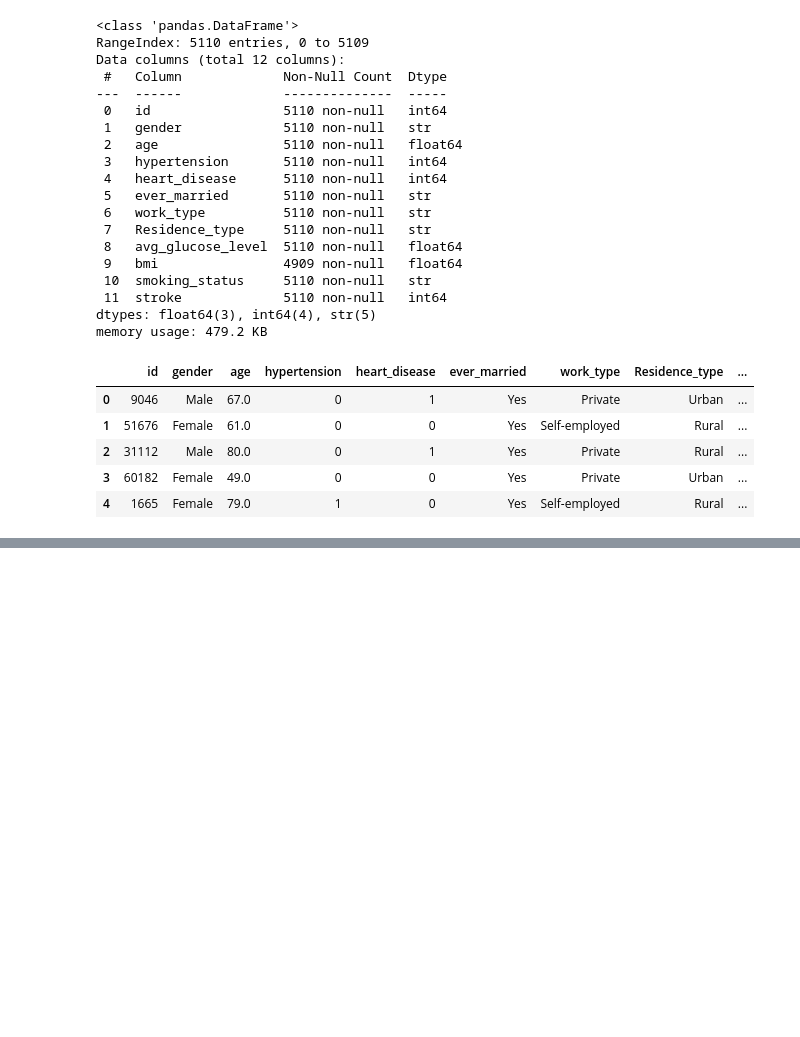
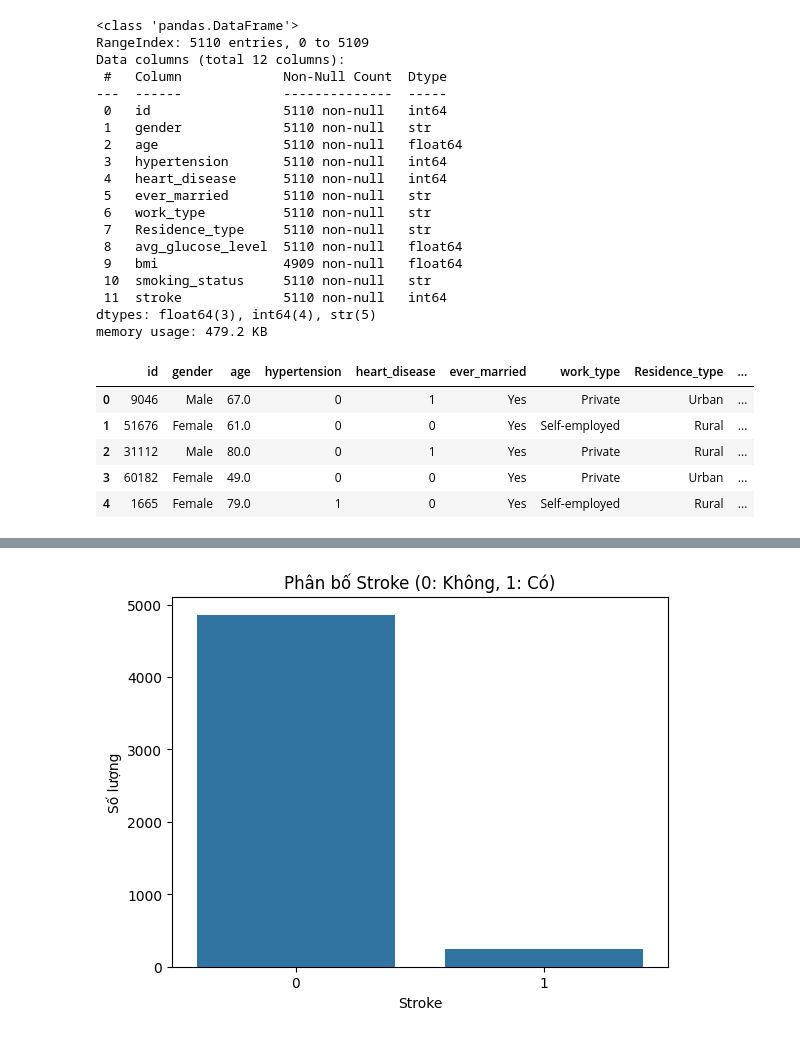
Before and after one commit to xuantruong369/HocMay, a Jupyter notebook: stroke.ipynb, the cells around one changed output, grey strips where cells are left out. Saved outputs shown, nothing was run; the diff lists cells and outputs as text; code cells hidden in the pictures; blank space fills up the shorter version.

```diff
--- a/stroke.ipynb
+++ b/stroke.ipynb
@@ -32,0 +76,10 @@ memory usage: 479.2 KB
+# %%
+# Phân tích mất cân bằng
+plt.figure()
+sns.countplot(x='stroke', data=df)
+plt.title("Phân bố Stroke (0: Không, 1: Có)")
+plt.xlabel("Stroke")
+plt.ylabel("Số lượng")
+plt.show()
+# %% [output]
+[figure, added]
```
Also changed, not shown: parts of 39 cells of this notebook.
